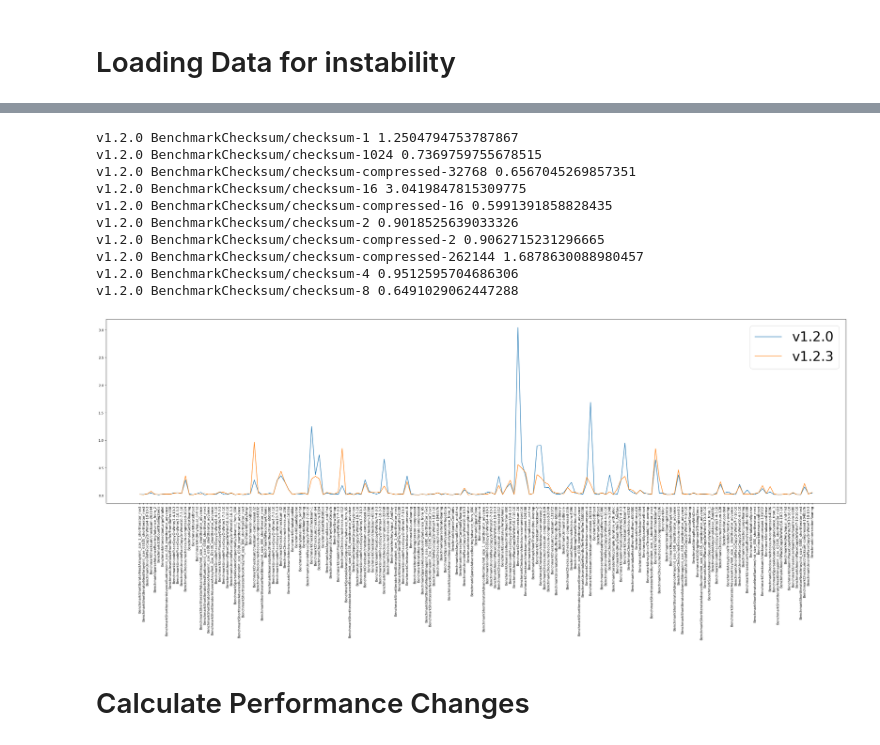
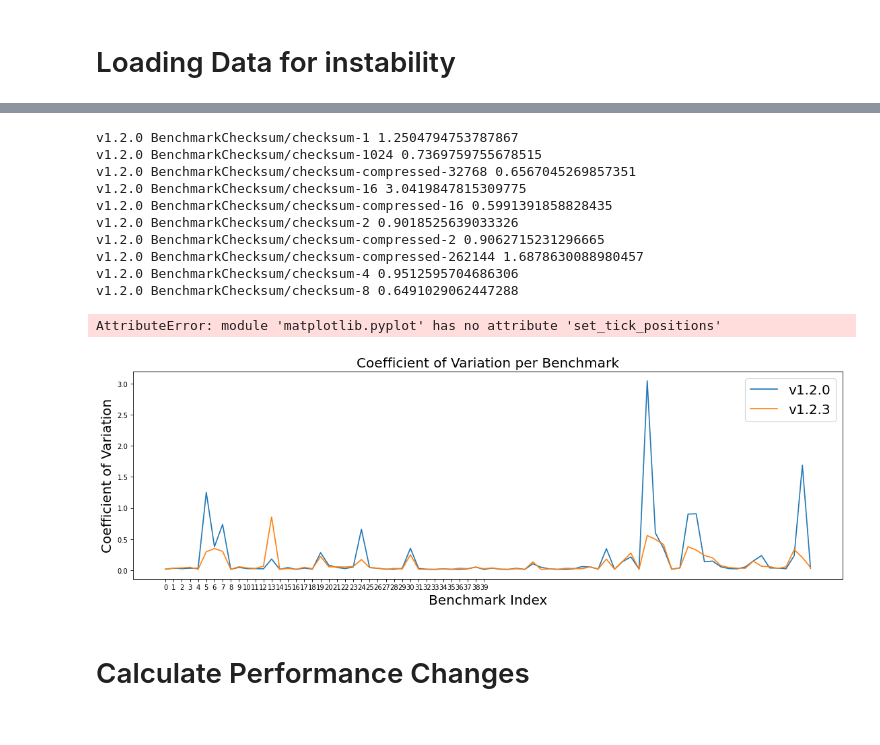
Before and after one commit to haChristopher/variability-based-reduction-replication-package, a Jupyter notebook: src/final_roaring.ipynb, the cells around one changed output, grey strips where cells are left out. Drawn from its saved outputs; the diff is of its cells as text; code cells hidden in the pictures.

```diff
--- a/src/final_roaring.ipynb
+++ b/src/final_roaring.ipynb
@@ -83,47 +101,58 @@ for tag in grouped_by_tag.keys():
 # %%
+FONT_SIZE = 18
+
 unstable_benchmarks = []
 stability_measures = {}
 
-plt.figure(figsize=(40, 10), dpi=80)
+plt.figure(figsize=(17, 5), dpi=80)
 
 labels=list(next(iter(grouped_by_tag.values())).keys())
-plt.xticks([x for x in range(len(labels))], labels, rotation='vertical')
+#plt.xticks([x for x in range(len(labels))], labels, rotation=90)
+plt.tick_params(axis='both', which='major', labelsize=FONT_SIZE / 2)
 
 for tag in grouped_by_tag.keys():
     cv = []
     spread = []
     for bench in grouped_by_tag[tag].keys():
         x = []
         measurments = grouped_by_tag[tag][bench]
         for entry in measurments:
             x.append(entry[2])
         current_cv = stats.cv(x)
         cv.append(current_cv)
         try:
             stability_measures[get_name_from_db_bench(bench)].append(current_cv)
         except KeyError:
             stability_measures[get_name_from_db_bench(bench)] = [current_cv]
 
         if (current_cv) > 0.5 and tag == "v1.2.0":
             print(f"{tag} {bench} {current_cv}")
             unstable_benchmarks.append(get_name_from_db_bench(bench))
         spread.append(stats.max_spread(x))
 
-    plt.plot(cv, label=tag)
-plt.legend(fontsize="40")
+    data = cv[40:120]
+    plt.plot(data, label=tag)
+plt.title("Coefficient of Variation per Benchmark", fontsize=FONT_SIZE)
+plt.legend(fontsize=FONT_SIZE)
+plt.ylabel("Coefficient of Variation", fontsize=FONT_SIZE)
+plt.xlabel("Benchmark Index", fontsize=FONT_SIZE)
+plt.xticks([x for x in range(len(data[::2]))])
+plt.set_tick_positions([x for x in range(len(data[::2]))])
+plt.savefig("graphics/cvs.svg", bbox_inches='tight', dpi=300)
 plt.show()
 # %% [output]
 v1.2.0 BenchmarkChecksum/checksum-1 1.2504794753787867
 v1.2.0 BenchmarkChecksum/checksum-1024 0.7369759755678515
 v1.2.0 BenchmarkChecksum/checksum-compressed-32768 0.6567045269857351
 v1.2.0 BenchmarkChecksum/checksum-16 3.0419847815309775
 v1.2.0 BenchmarkChecksum/checksum-compressed-16 0.5991391858828435
 v1.2.0 BenchmarkChecksum/checksum-2 0.9018525639033326
 v1.2.0 BenchmarkChecksum/checksum-compressed-2 0.9062715231296665
 v1.2.0 BenchmarkChecksum/checksum-compressed-262144 1.6878630088980457
 v1.2.0 BenchmarkChecksum/checksum-4 0.9512595704686306
 v1.2.0 BenchmarkChecksum/checksum-8 0.6491029062447288
+AttributeError: module 'matplotlib.pyplot' has no attribute 'set_tick_positions'
-[figure, old version]
+[figure, new version]
 # %% [markdown]
 # Calculate Performance Changes
 # %%
```
Also changed, not shown: parts of 3 cells of this notebook, 26 other files.
